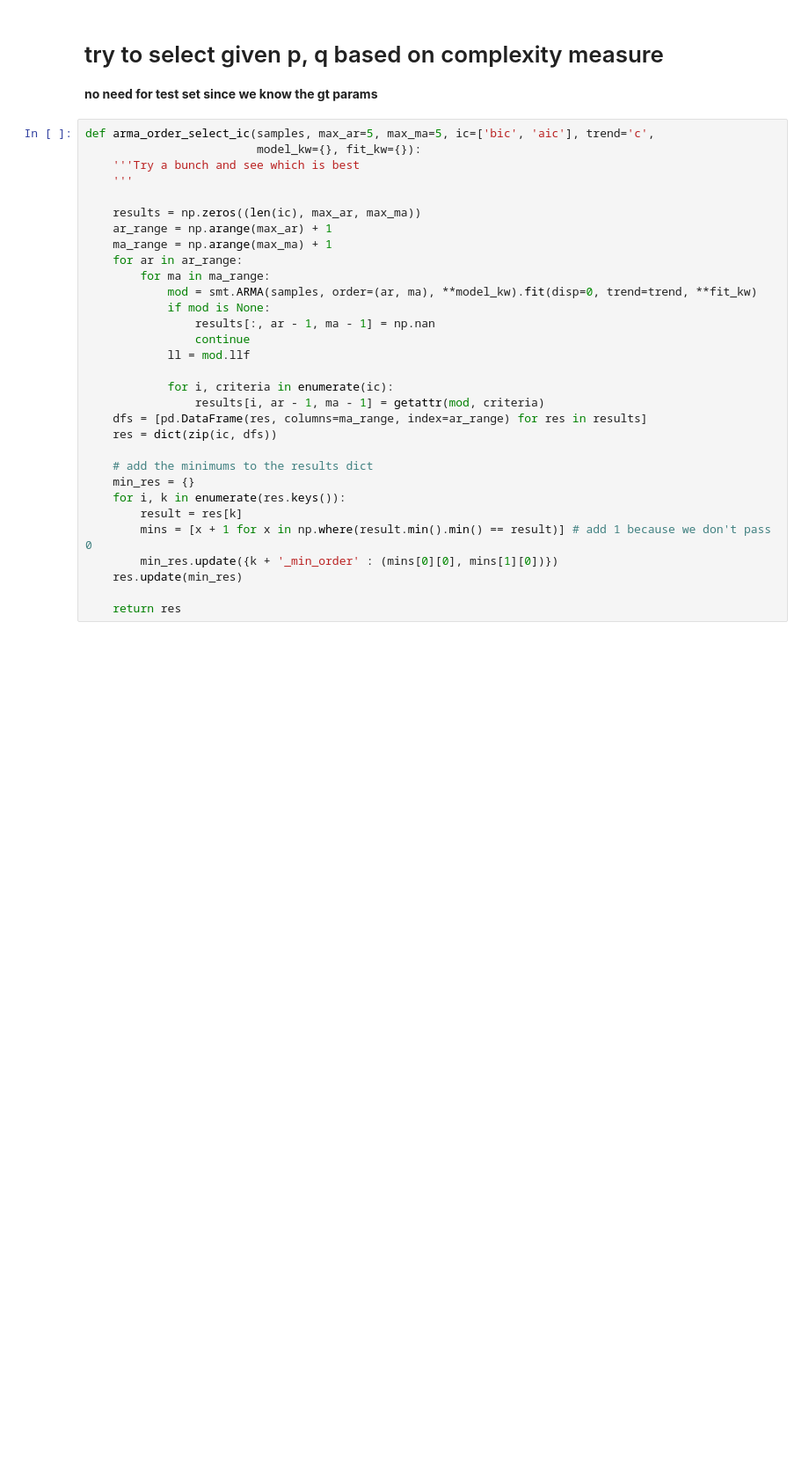
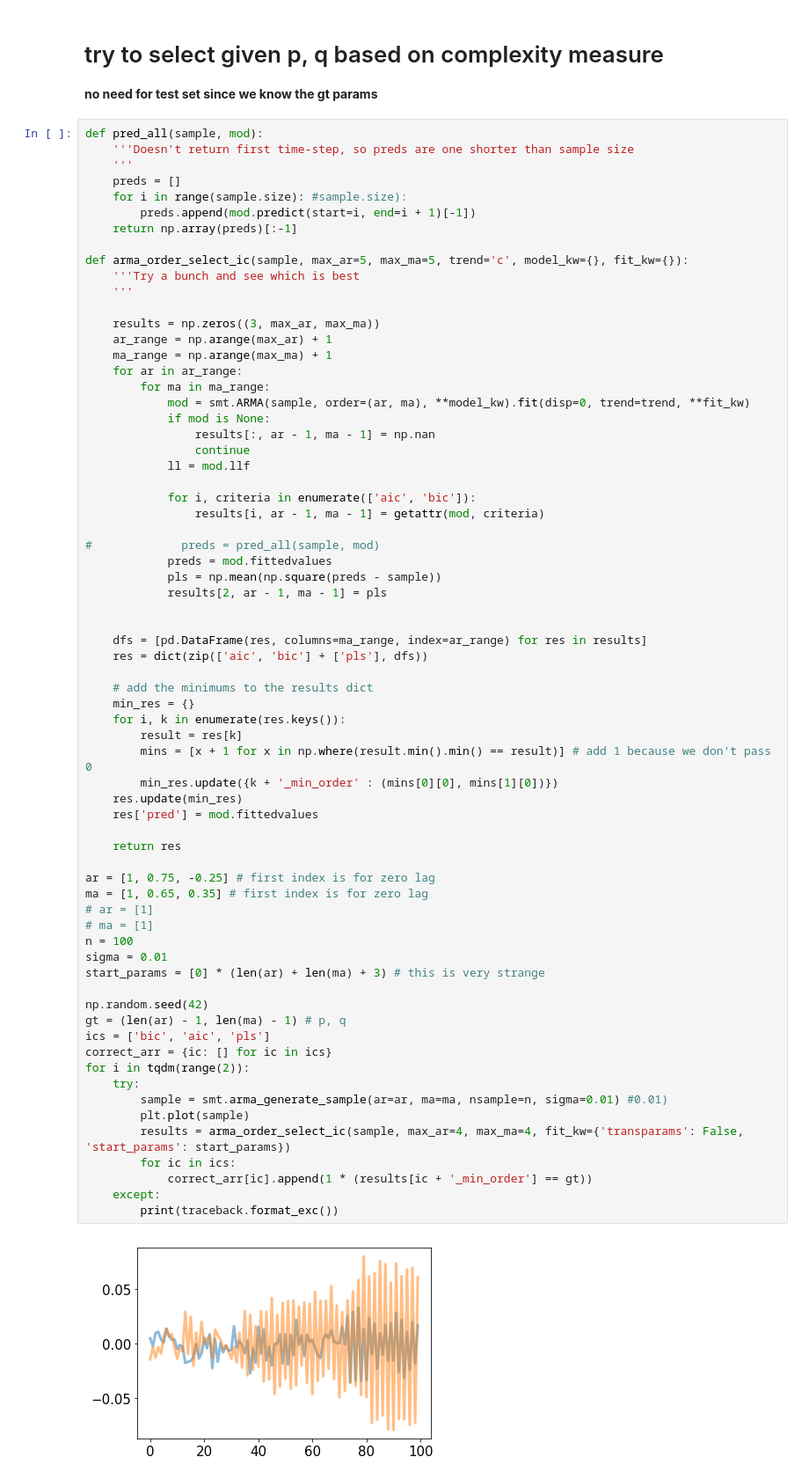
Before and after one commit to csinva/dnn-experiments, a Jupyter notebook: time_series/arma.ipynb, the cells around one changed output. Shown: that part at 88% size. Saved outputs shown, nothing was run; the diff lists cells and outputs as text; blank space fills up the shorter version.

```diff
--- a/time_series/arma.ipynb
+++ b/time_series/arma.ipynb
@@ -68,33 +69,72 @@ plt.legend()
 # try to select given p, q based on complexity measure
 **no need for test set since we know the gt params**
 # %%
-def arma_order_select_ic(samples, max_ar=5, max_ma=5, ic=['bic', 'aic'], trend='c',
-                         model_kw={}, fit_kw={}):
+def pred_all(sample, mod):
+    '''Doesn't return first time-step, so preds are one shorter than sample size
+    '''
+    preds = []
+    for i in range(sample.size): #sample.size):
+        preds.append(mod.predict(start=i, end=i + 1)[-1])
+    return np.array(preds)[:-1]
+
+def arma_order_select_ic(sample, max_ar=5, max_ma=5, trend='c', model_kw={}, fit_kw={}):
     '''Try a bunch and see which is best
     '''
 
-    results = np.zeros((len(ic), max_ar, max_ma))
+    results = np.zeros((3, max_ar, max_ma))
     ar_range = np.arange(max_ar) + 1
     ma_range = np.arange(max_ma) + 1
     for ar in ar_range:
         for ma in ma_range:
-            mod = smt.ARMA(samples, order=(ar, ma), **model_kw).fit(disp=0, trend=trend, **fit_kw)
+            mod = smt.ARMA(sample, order=(ar, ma), **model_kw).fit(disp=0, trend=trend, **fit_kw)
             if mod is None:
                 results[:, ar - 1, ma - 1] = np.nan
                 continue
             ll = mod.llf
 
-            for i, criteria in enumerate(ic):
+            for i, criteria in enumerate(['aic', 'bic']):
                 results[i, ar - 1, ma - 1] = getattr(mod, criteria)
+
+#             preds = pred_all(sample, mod)
+            preds = mod.fittedvalues
+            pls = np.mean(np.square(preds - sample))
+            results[2, ar - 1, ma - 1] = pls
+
+
     dfs = [pd.DataFrame(res, columns=ma_range, index=ar_range) for res in results]
-    res = dict(zip(ic, dfs))
+    res = dict(zip(['aic', 'bic'] + ['pls'], dfs))
 
     # add the minimums to the results dict
     min_res = {}
     for i, k in enumerate(res.keys()):
         result = res[k]
         mins = [x + 1 for x in np.where(result.min().min() == result)] # add 1 because we don't pass 0
         min_res.update({k + '_min_order' : (mins[0][0], mins[1][0])})
     res.update(min_res)
+    res['pred'] = mod.fittedvalues
 
     return res
+
+ar = [1, 0.75, -0.25] # first index is for zero lag
+ma = [1, 0.65, 0.35] # first index is for zero lag
+# ar = [1]
+# ma = [1]
+n = 100
+sigma = 0.01
+start_params = [0] * (len(ar) + len(ma) + 3) # this is very strange
+
+np.random.seed(42)
+gt = (len(ar) - 1, len(ma) - 1) # p, q
+ics = ['bic', 'aic', 'pls']
+correct_arr = {ic: [] for ic in ics}
+for i in tqdm(range(2)):
+    try:
+        sample = smt.arma_generate_sample(ar=ar, ma=ma, nsample=n, sigma=0.01) #0.01)
+        plt.plot(sample)
+        results = arma_order_select_ic(sample, max_ar=4, max_ma=4, fit_kw={'transparams': False, 'start_params': start_params})
+        for ic in ics:
+            correct_arr[ic].append(1 * (results[ic + '_min_order'] == gt))
+    except:
+        print(traceback.format_exc())
+# %% [output]
+[figure, added]
```
Also changed, not shown: parts of 11 cells of this notebook.
